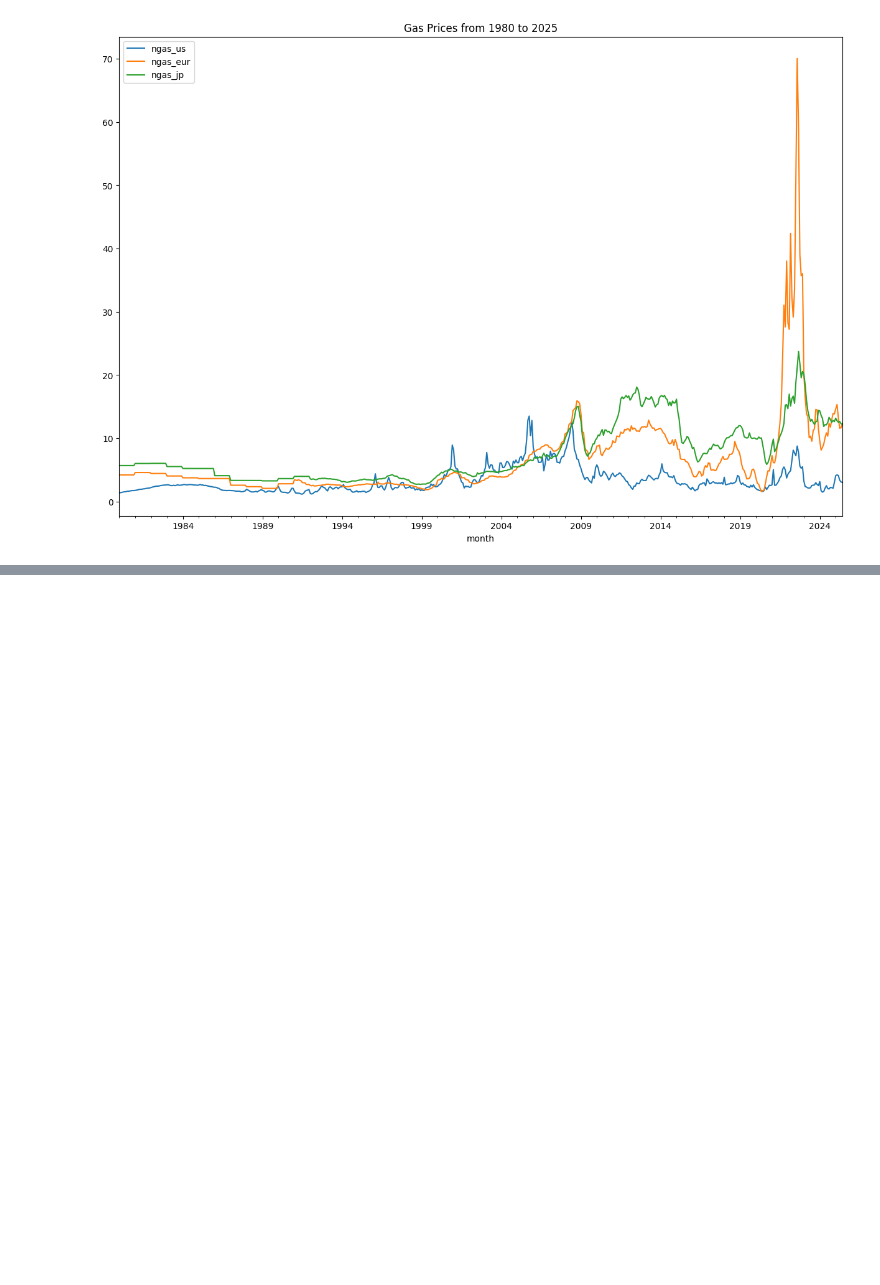
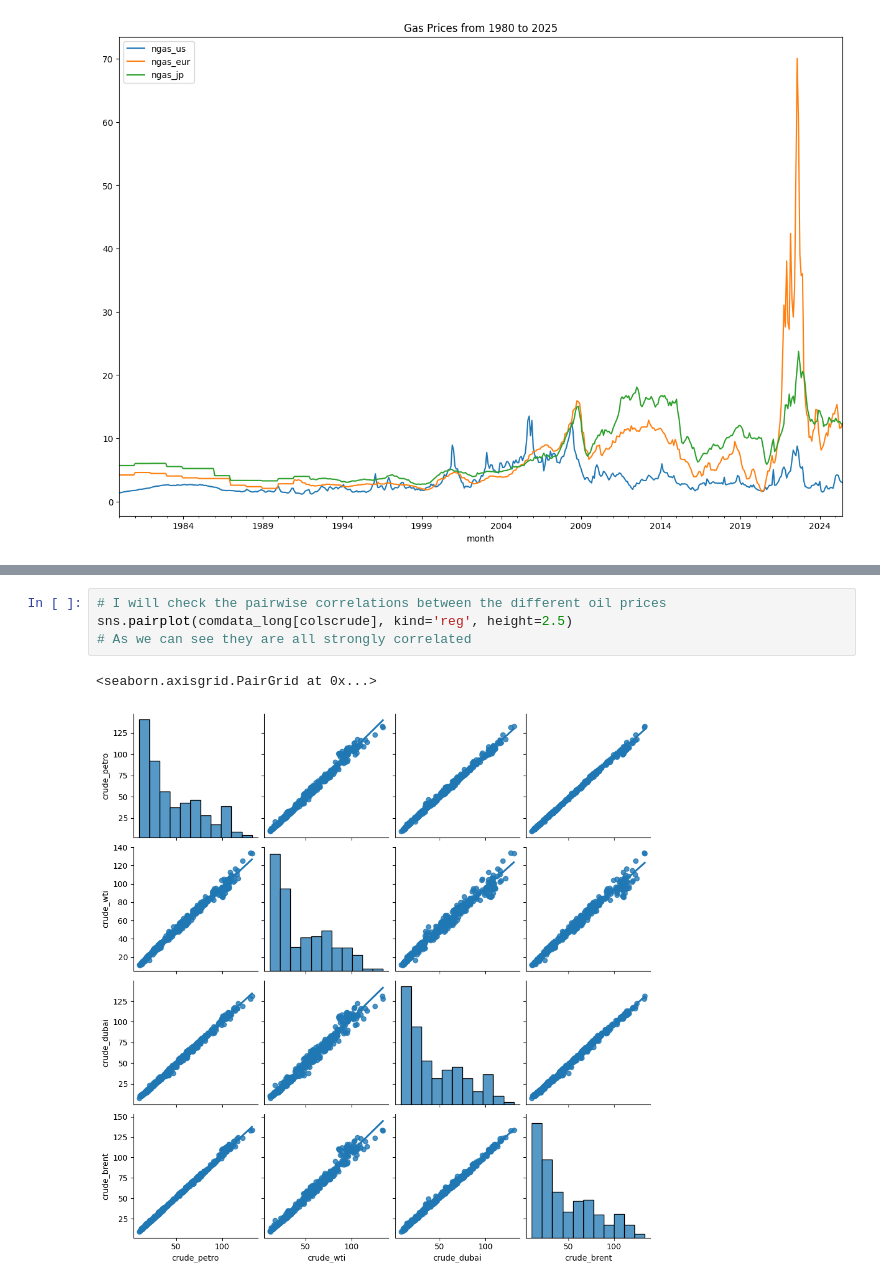
Before and after one commit to steveC-ai/Commodity-Market-Dynamics-Price-Drivers-and-Strategy-Backtesting, a Jupyter notebook: notebook/commodity.prices.ipynb, the cells around one changed output, grey strips where cells are left out. Saved outputs shown, nothing was run; the diff lists cells and outputs as text; blank space fills up the shorter version.

```diff
--- a/notebook/commodity.prices.ipynb
+++ b/notebook/commodity.prices.ipynb
@@ -135,0 +156,7 @@ Text(0.5, 1.0, 'Gas Prices from 1980 to 2025')
+# %%
+# I will check the pairwise correlations between the different oil prices
+sns.pairplot(comdata_long[colscrude], kind='reg', height=2.5)
+# As we can see they are all strongly correlated
+# %% [output]
+<seaborn.axisgrid.PairGrid at 0x...>
+[figure, added]
```
Also changed, not shown: parts of 12 cells of this notebook.
